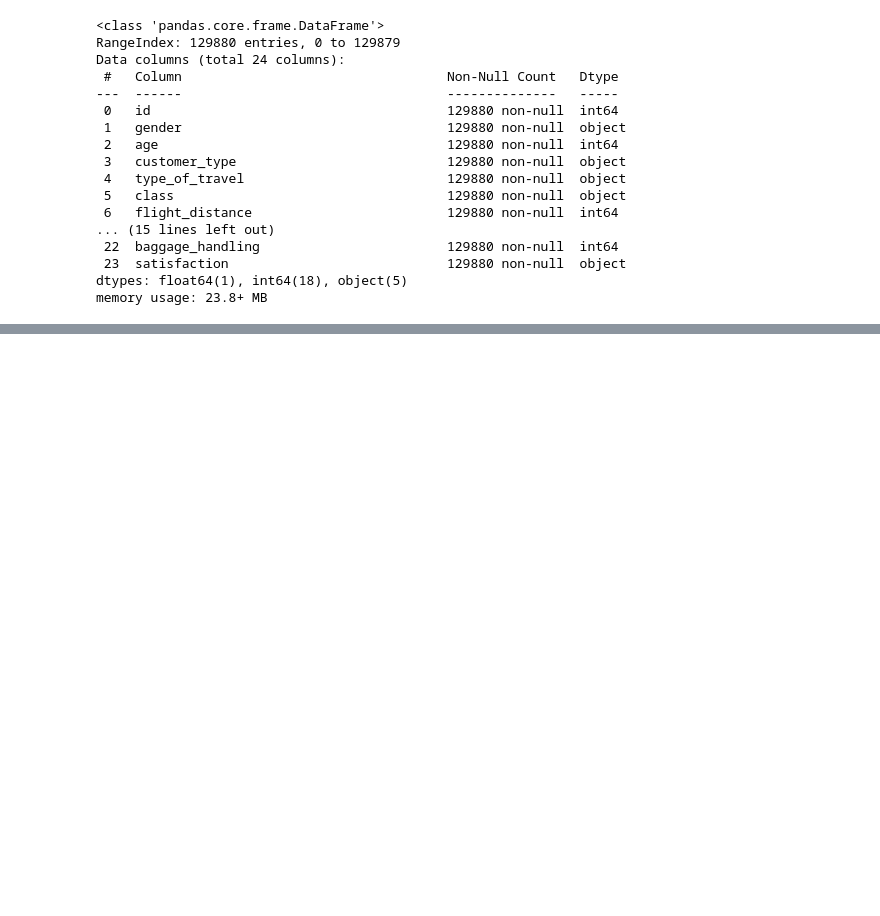
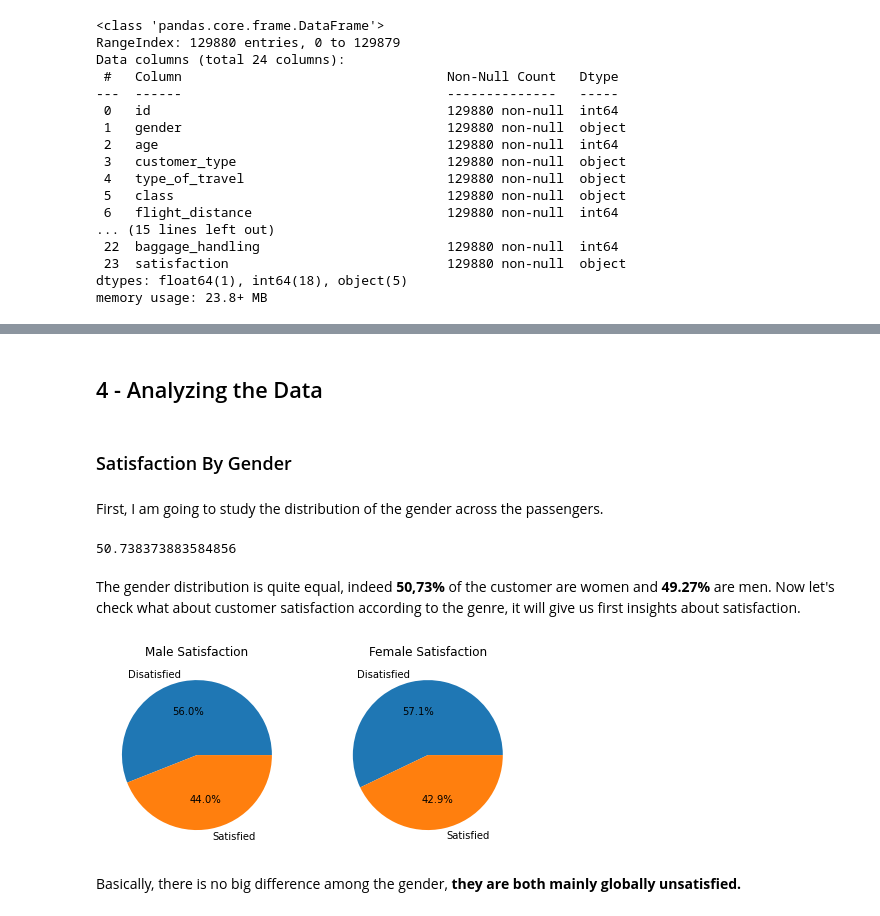
Before and after one commit to Yurhigz/Airline-Passenger-Satisfaction, a Jupyter notebook: Python Script.ipynb, the cells around one changed output, grey strips where cells are left out. Drawn from its saved outputs; the diff is of its cells as text; code cells hidden in the pictures; blank space fills up the shorter version.

```diff
--- a/Python Script.ipynb
+++ b/Python Script.ipynb
@@ -102,5 +104,4 @@ Alright so far it seems there is no more missing values, the data seems coherent
 # %%
-dict_value = { 1 : 'very poor',2 :'poor',3 :'ok',4:'good',5:'very good'}
+age_category = [0,10,20,30,40,50,60,70]
 # %%
-for features in df.loc[:,'departure_and_arrival_time_convenience':'baggage_handling'].columns:
-    df[features] = df[features].map(dict_value)
+df['age_category']=pd.cut(df.age,age_category)
@@ -110,0 +120,26 @@ Create à flight distance range column + Age range column
+# %% [markdown]
+## 4 - Analyzing the Data
+# %% [markdown]
+### Satisfaction By Gender
+# %% [markdown]
+First, I am going to study the distribution of the gender across the passengers.
+# %%
+(df[df.gender=='Female'].count()[0] / df.count()[0] )*100
+# %% [output]
+50.738373883584856
+# %% [markdown]
+The gender distribution is quite equal, indeed <b>50,73%</b> of the customer are women and <b>49.27%</b> are men. Now let's check what about customer satisfaction according to the genre, it will give us first insights about satisfaction.
+# %%
+fig = plt.figure(figsize = (20,20))
+i=1
+for characteristic in df.gender.unique():
+    plt.subplot(5,5,i)
+    ax = plt.pie(df.loc[df.gender==characteristic].groupby('satisfaction').size(),
+                 labels = ['Disatisfied','Satisfied'],
+                autopct='%1.1f%%' )
+    plt.title(characteristic + ' Satisfaction',loc='center')
+    i += 1
+# %% [output]
+[figure, added]
+# %% [markdown]
+Basically, there is no big difference among the gender, <b>they are both mainly globally unsatisfied. </b>
```
Also changed, not shown: parts of 14 cells of this notebook.
